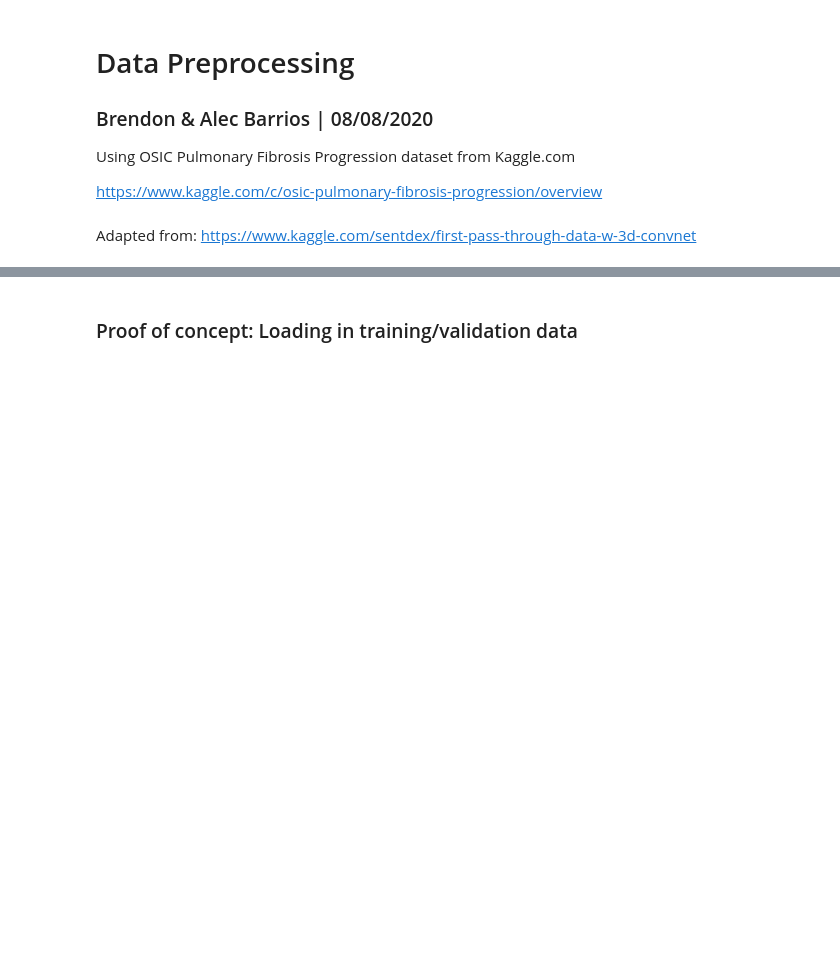
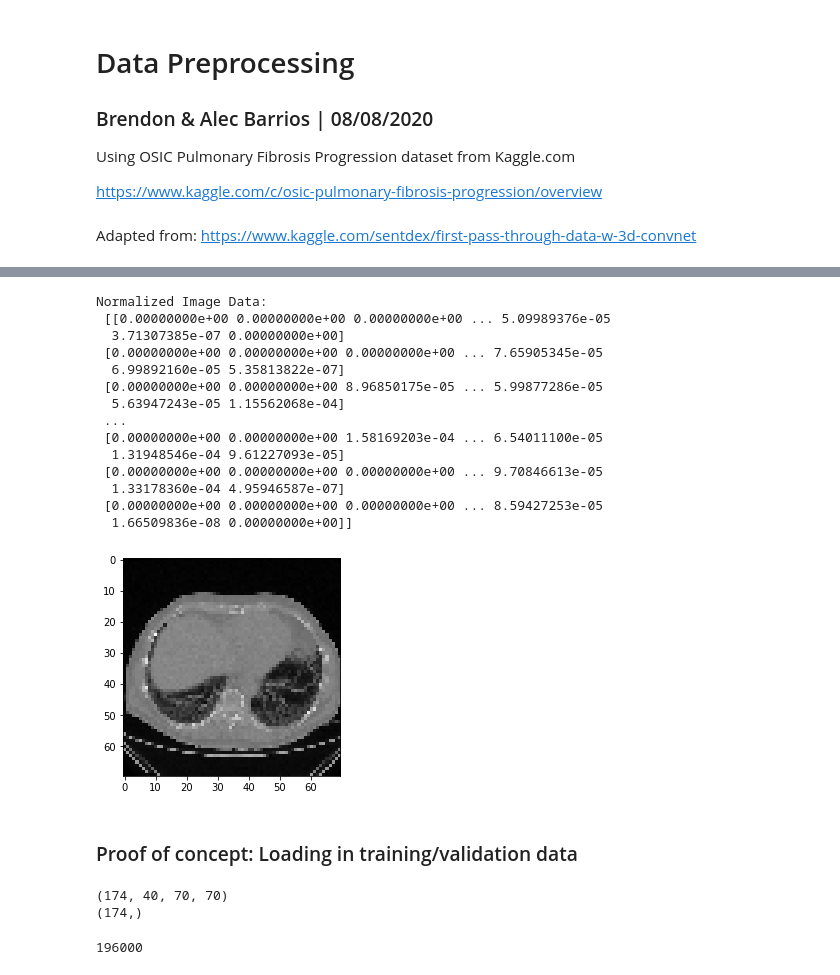
Before and after one commit to BrendosaurusRex/machine-learning-exigence, a Jupyter notebook: data_preprocessing.ipynb, the cells around one changed output, grey strips where cells are left out. Saved outputs shown, nothing was run; the diff lists cells and outputs as text; code cells hidden in the pictures; blank space fills up the shorter version.

```diff
--- a/data_preprocessing.ipynb
+++ b/data_preprocessing.ipynb
@@ -31,9 +22,9 @@ import cv2
 import numpy as np
 import math
 
-IMAGE_PX_SIZE = 80  # recommended minimum: 70
-NUM_SLICES = 30     # recommended minimum: 20
-SAVE_FILE = "traindata-{}x{}x{}.npy".format(IMAGE_PX_SIZE, IMAGE_PX_SIZE, NUM_SLICES)
+IMG_SIZE = 70     # recommended minimum: 70
+NUM_SLICES = 40   # recommended minimum: 20
+SAVE_FILE = "{}data-{}x{}x{}.npy".format("train", IMG_SIZE, IMG_SIZE, NUM_SLICES)
 
 def chunks(l, n):
     # Credit: Ned Batchelder
@@ -53,10 +44,10 @@ def normalize(a):
 
 def process_data(patient, labels_df, img_px_size=70, num_slices=20, visualize=False):
 
+    print(patient)
     path = os.path.join(DATA_DIR, patient)
     slices = [pydicom.read_file(os.path.join(path, file)) for file in os.listdir(path)]
-    slices.sort(key = lambda x: int(x.ImagePositionPatient[2])) # sorts dicom files by Image Position
-#     print(slices[0])
+    slices.sort(key = lambda x: int(x.InstanceNumber)) # sorts images serially
 
     new_slices = []
     slices = [cv2.resize(normalize(each_slice.pixel_array), (img_px_size, img_px_size)) for each_slice in slices]
@@ -68,7 +59,7 @@ def process_data(patient, labels_df, img_px_size=70, num_slices=20, visualize=Fa
         avg_slice = list(map(mean, zip(*slice_chunk)))
         new_slices.append(avg_slice)
 
-    print(len(new_slices))
+    print("# of Chunked Slices:", len(new_slices))
 
     # Handle data with less than num_slices images
     diff = num_slices - len(new_slices)
@@ -84,7 +75,7 @@ def process_data(patient, labels_df, img_px_size=70, num_slices=20, visualize=Fa
         del new_slices[num_slices]
         new_slices[num_slices - 1] = new_img
 
-    print(len(new_slices))
+    print("Final # of Slices:", len(new_slices))
 
     if visualize:
         cols = int(num_slices / 5)
@@ -101,8 +92,8 @@ def process_data(patient, labels_df, img_px_size=70, num_slices=20, visualize=Fa
     If so, brainstorm a numeric readout (to replace slope) from the non-linear f(x) that works best
     '''
     FVC = np.array(labels_df.at[patient, "FVC"])
-    wk = np.array(labels_df.at[patient, "Weeks"])
-    m, b = np.polyfit(wk, FVC, 1)
+    Weeks = np.array(labels_df.at[patient, "Weeks"])
+    m, b = np.polyfit(Weeks, FVC, 1) # y = m*x + b; where x = Weeks, and y = FVC
 
     return np.array(new_slices), -m, b
 # %%
@@ -158,8 +179,24 @@ print("Raw Data: ", images[3])
 # %%
-print("Normalized Image Data:\n", images[3,0][1])
+print("Normalized Image Data:\n", images[-1,0][1])
 plt.figure()
-plt.imshow(images[3,0][25], cmap='gray')
+plt.imshow(images[-1,0][10], cmap='gray')
 plt.show()
+# %% [output]
+Normalized Image Data:
+ [[0.00000000e+00 0.00000000e+00 0.00000000e+00 ... 5.09989376e-05
+  3.71307385e-07 0.00000000e+00]
+ [0.00000000e+00 0.00000000e+00 0.00000000e+00 ... 7.65905345e-05
+  6.99892160e-05 5.35813822e-07]
+ [0.00000000e+00 0.00000000e+00 8.96850175e-05 ... 5.99877286e-05
+  5.63947243e-05 1.15562068e-04]
+ ...
+ [0.00000000e+00 0.00000000e+00 1.58169203e-04 ... 6.54011100e-05
+  1.31948546e-04 9.61227093e-05]
+ [0.00000000e+00 0.00000000e+00 0.00000000e+00 ... 9.70846613e-05
+  1.33178360e-04 4.95946587e-07]
+ [0.00000000e+00 0.00000000e+00 0.00000000e+00 ... 8.59427253e-05
+  1.66509836e-08 0.00000000e+00]]
+[figure, added]
 # %% [markdown]
 ### Proof of concept: Loading in training/validation data
 # %%
@@ -174,4 +211,8 @@ X = np.array(x_train)
 Y = np.array(y_train)
 print(X.shape)
 print(Y.shape)
-50**3
+NUM_SLICES*IMG_SIZE**2
+# %% [output]
+(174, 40, 70, 70)
+(174,)
+196000
```
Also changed, not shown: parts of 13 cells of this notebook.
